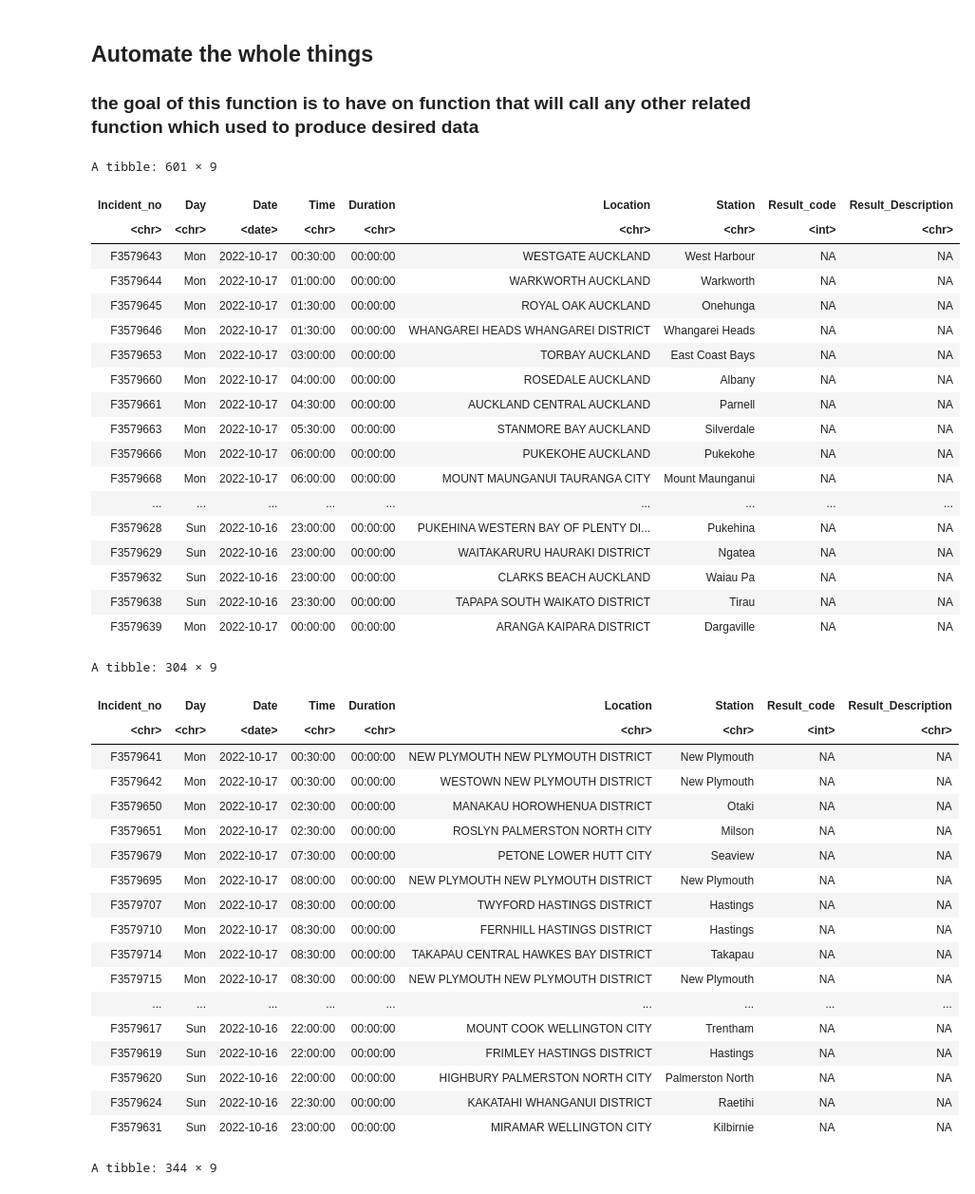
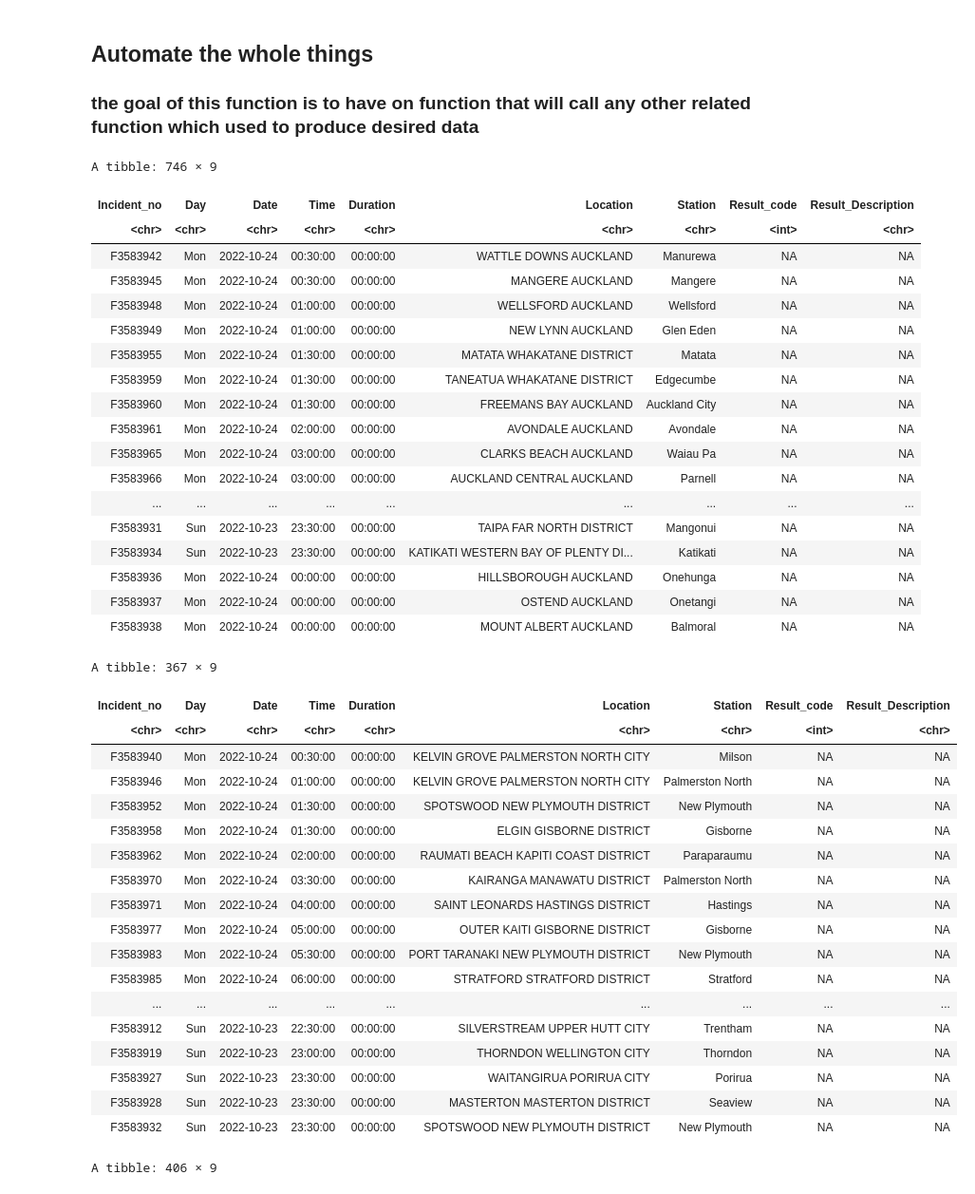
Before and after one commit to dianame10/DATA201, a Jupyter notebook: Fire-weather-merge.ipynb, the cells around one changed output. Shown at 95% size. Saved outputs shown, nothing was run; the diff lists cells and outputs as text; code cells hidden in the pictures.

```diff
--- a/Fire-weather-merge.ipynb
+++ b/Fire-weather-merge.ipynb
@@ -534,70 +531,70 @@ get_fire_incidents_data_in_a_week <- function(region) {
         Station = character(),
         Result = character()
     )
     temp <- c("Monday", "Tuesday", "Wednesday", "Thursday", "Friday", "Saturday", "Sunday")
     for(i in temp){
         the_tibble <- rbind(the_tibble, region_incident_data(region, i))
     }
 
     the_tibble <- the_tibble %>% mutate(Date = date(Date_and_Time)) %>% mutate(Time = format(Date_and_Time, format = "%H:%M:%S"))
 
 
     the_tibble <- the_tibble %>% mutate(Result_code = get_result_code(Result)) %>% mutate(Result_Description = get_result_desc(Result)) %>% mutate(across(Result_Description, as.character)) %>% mutate(Day = wday(Date_and_Time, label = TRUE))
 
 
     the_tibble <- the_tibble %>% select(Incident_no,Day, Date, Time, Duration, Location, Station, Result_code, Result_Description)
 
-    the_tibble <- the_tibble  %>% mutate(across(Result_code, as.integer)) %>% mutate(across(Day, as.character))
+    the_tibble <- the_tibble  %>% mutate(across(Result_code, as.integer)) %>% mutate(across(Day, as.character)) %>% mutate(across(Date, as.character))
 
     the_tibble <- mutate_all(the_tibble, list(~na_if(.,"")))
 
     return(the_tibble)
 }
 
 north_region_data <- get_fire_incidents_data_in_a_week("1")
 north_region_data
 central_region_data <- get_fire_incidents_data_in_a_week("2")
 central_region_data
 south_region_data <- get_fire_incidents_data_in_a_week("3")
 south_region_data
 # %% [output]
-A tibble: 601 × 9
+A tibble: 746 × 9
 | Incident_no | Day | Date | Time | Duration | Location | Station | Result_code | Result_Description |
-| <chr> | <chr> | <date> | <chr> | <chr> | <chr> | <chr> | <int> | <chr> |
-| F3579643 | Mon | 2022-10-17 | 00:30:00 | 00:00:00 | WESTGATE AUCKLAND | West Harbour | NA | NA |
-| F3579644 | Mon | 2022-10-17 | 01:00:00 | 00:00:00 | WARKWORTH AUCKLAND | Warkworth | NA | NA |
-| F3579645 | Mon | 2022-10-17 | 01:30:00 | 00:00:00 | ROYAL OAK AUCKLAND | Onehunga | NA | NA |
-| F3579646 | Mon | 2022-10-17 | 01:30:00 | 00:00:00 | WHANGAREI HEADS WHANGAREI DISTRICT | Whangarei Heads | NA | NA |
-| F3579653 | Mon | 2022-10-17 | 03:00:00 | 00:00:00 | TORBAY AUCKLAND | East Coast Bays | NA | NA |
-| F3579660 | Mon | 2022-10-17 | 04:00:00 | 00:00:00 | ROSEDALE AUCKLAND | Albany | NA | NA |
-| F3579661 | Mon | 2022-10-17 | 04:30:00 | 00:00:00 | AUCKLAND CENTRAL AUCKLAND | Parnell | NA | NA |
-| F3579663 | Mon | 2022-10-17 | 05:30:00 | 00:00:00 | STANMORE BAY AUCKLAND | Silverdale | NA | NA |
-| F3579666 | Mon | 2022-10-17 | 06:00:00 | 00:00:00 | PUKEKOHE AUCKLAND | Pukekohe | NA | NA |
-| F3579668 | Mon | 2022-10-17 | 06:00:00 | 00:00:00 | MOUNT MAUNGANUI TAURANGA CITY | Mount Maunganui | NA | NA |
+| <chr> | <chr> | <chr> | <chr> | <chr> | <chr> | <chr> | <int> | <chr> |
+| F3583942 | Mon | 2022-10-24 | 00:30:00 | 00:00:00 | WATTLE DOWNS AUCKLAND | Manurewa | NA | NA |
+| F3583945 | Mon | 2022-10-24 | 00:30:00 | 00:00:00 | MANGERE AUCKLAND | Mangere | NA | NA |
+| F3583948 | Mon | 2022-10-24 | 01:00:00 | 00:00:00 | WELLSFORD AUCKLAND | Wellsford | NA | NA |
+| F3583949 | Mon | 2022-10-24 | 01:00:00 | 00:00:00 | NEW LYNN AUCKLAND | Glen Eden | NA | NA |
+| F3583955 | Mon | 2022-10-24 | 01:30:00 | 00:00:00 | MATATA WHAKATANE DISTRICT | Matata | NA | NA |
+| F3583959 | Mon | 2022-10-24 | 01:30:00 | 00:00:00 | TANEATUA WHAKATANE DISTRICT | Edgecumbe | NA | NA |
+| F3583960 | Mon | 2022-10-24 | 01:30:00 | 00:00:00 | FREEMANS BAY AUCKLAND | Auckland City | NA | NA |
+| F3583961 | Mon | 2022-10-24 | 02:00:00 | 00:00:00 | AVONDALE AUCKLAND | Avondale | NA | NA |
+| F3583965 | Mon | 2022-10-24 | 03:00:00 | 00:00:00 | CLARKS BEACH AUCKLAND | Waiau Pa | NA | NA |
+| F3583966 | Mon | 2022-10-24 | 03:00:00 | 00:00:00 | AUCKLAND CENTRAL AUCKLAND | Parnell | NA | NA |
 | ... | ... | ... | ... | ... | ... | ... | ... | ... |
-| F3579628 | Sun | 2022-10-16 | 23:00:00 | 00:00:00 | PUKEHINA WESTERN BAY OF PLENTY DI... | Pukehina | NA | NA |
-| F3579629 | Sun | 2022-10-16 | 23:00:00 | 00:00:00 | WAITAKARURU HAURAKI DISTRICT | Ngatea | NA | NA |
-| F3579632 | Sun | 2022-10-16 | 23:00:00 | 00:00:00 | CLARKS BEACH AUCKLAND | Waiau Pa | NA | NA |
-| F3579638 | Sun | 2022-10-16 | 23:30:00 | 00:00:00 | TAPAPA SOUTH WAIKATO DISTRICT | Tirau | NA | NA |
-| F3579639 | Mon | 2022-10-17 | 00:00:00 | 00:00:00 | ARANGA KAIPARA DISTRICT | Dargaville | NA | NA |
+| F3583931 | Sun | 2022-10-23 | 23:30:00 | 00:00:00 | TAIPA FAR NORTH DISTRICT | Mangonui | NA | NA |
+| F3583934 | Sun | 2022-10-23 | 23:30:00 | 00:00:00 | KATIKATI WESTERN BAY OF PLENTY DI... | Katikati | NA | NA |
+| F3583936 | Mon | 2022-10-24 | 00:00:00 | 00:00:00 | HILLSBOROUGH AUCKLAND | Onehunga | NA | NA |
+| F3583937 | Mon | 2022-10-24 | 00:00:00 | 00:00:00 | OSTEND AUCKLAND | Onetangi | NA | NA |
+| F3583938 | Mon | 2022-10-24 | 00:00:00 | 00:00:00 | MOUNT ALBERT AUCKLAND | Balmoral | NA | NA |
-A tibble: 304 × 9
+A tibble: 367 × 9
 | Incident_no | Day | Date | Time | Duration | Location | Station | Result_code | Result_Description |
-| <chr> | <chr> | <date> | <chr> | <chr> | <chr> | <chr> | <int> | <chr> |
-| F3579641 | Mon | 2022-10-17 | 00:30:00 | 00:00:00 | NEW PLYMOUTH NEW PLYMOUTH DISTRICT | New Plymouth | NA | NA |
-| F3579642 | Mon | 2022-10-17 | 00:30:00 | 00:00:00 | WESTOWN NEW PLYMOUTH DISTRICT | New Plymouth | NA | NA |
-| F3579650 | Mon | 2022-10-17 | 02:30:00 | 00:00:00 | MANAKAU HOROWHENUA DISTRICT | Otaki | NA | NA |
-| F3579651 | Mon | 2022-10-17 | 02:30:00 | 00:00:00 | ROSLYN PALMERSTON NORTH CITY | Milson | NA | NA |
-| F3579679 | Mon | 2022-10-17 | 07:30:00 | 00:00:00 | PETONE LOWER HUTT CITY | Seaview | NA | NA |
-| F3579695 | Mon | 2022-10-17 | 08:00:00 | 00:00:00 | NEW PLYMOUTH NEW PLYMOUTH DISTRICT | New Plymouth | NA | NA |
-| F3579707 | Mon | 2022-10-17 | 08:30:00 | 00:00:00 | TWYFORD HASTINGS DISTRICT | Hastings | NA | NA |
-| F3579710 | Mon | 2022-10-17 | 08:30:00 | 00:00:00 | FERNHILL HASTINGS DISTRICT | Hastings | NA | NA |
-| F3579714 | Mon | 2022-10-17 | 08:30:00 | 00:00:00 | TAKAPAU CENTRAL HAWKES BAY DISTRICT | Takapau | NA | NA |
-| F3579715 | Mon | 2022-10-17 | 08:30:00 | 00:00:00 | NEW PLYMOUTH NEW PLYMOUTH DISTRICT | New Plymouth | NA | NA |
+| <chr> | <chr> | <chr> | <chr> | <chr> | <chr> | <chr> | <int> | <chr> |
+| F3583940 | Mon | 2022-10-24 | 00:30:00 | 00:00:00 | KELVIN GROVE PALMERSTON NORTH CITY | Milson | NA | NA |
+| F3583946 | Mon | 2022-10-24 | 01:00:00 | 00:00:00 | KELVIN GROVE PALMERSTON NORTH CITY | Palmerston North | NA | NA |
+| F3583952 | Mon | 2022-10-24 | 01:30:00 | 00:00:00 | SPOTSWOOD NEW PLYMOUTH DISTRICT | New Plymouth | NA | NA |
+| F3583958 | Mon | 2022-10-24 | 01:30:00 | 00:00:00 | ELGIN GISBORNE DISTRICT | Gisborne | NA | NA |
+| F3583962 | Mon | 2022-10-24 | 02:00:00 | 00:00:00 | RAUMATI BEACH KAPITI COAST DISTRICT | Paraparaumu | NA | NA |
+| F3583970 | Mon | 2022-10-24 | 03:30:00 | 00:00:00 | KAIRANGA MANAWATU DISTRICT | Palmerston North | NA | NA |
+| F3583971 | Mon | 2022-10-24 | 04:00:00 | 00:00:00 | SAINT LEONARDS HASTINGS DISTRICT | Hastings | NA | NA |
+| F3583977 | Mon | 2022-10-24 | 05:00:00 | 00:00:00 | OUTER KAITI GISBORNE DISTRICT | Gisborne | NA | NA |
+| F3583983 | Mon | 2022-10-24 | 05:30:00 | 00:00:00 | PORT TARANAKI NEW PLYMOUTH DISTRICT | New Plymouth | NA | NA |
+| F3583985 | Mon | 2022-10-24 | 06:00:00 | 00:00:00 | STRATFORD STRATFORD DISTRICT | Stratford | NA | NA |
 | ... | ... | ... | ... | ... | ... | ... | ... | ... |
-| F3579617 | Sun | 2022-10-16 | 22:00:00 | 00:00:00 | MOUNT COOK WELLINGTON CITY | Trentham | NA | NA |
-| F3579619 | Sun | 2022-10-16 | 22:00:00 | 00:00:00 | FRIMLEY HASTINGS DISTRICT | Hastings | NA | NA |
-| F3579620 | Sun | 2022-10-16 | 22:00:00 | 00:00:00 | HIGHBURY PALMERSTON NORTH CITY | Palmerston North | NA | NA |
-| F3579624 | Sun | 2022-10-16 | 22:30:00 | 00:00:00 | KAKATAHI WHANGANUI DISTRICT | Raetihi | NA | NA |
-| F3579631 | Sun | 2022-10-16 | 23:00:00 | 00:00:00 | MIRAMAR WELLINGTON CITY | Kilbirnie | NA | NA |
+| F3583912 | Sun | 2022-10-23 | 22:30:00 | 00:00:00 | SILVERSTREAM UPPER HUTT CITY | Trentham | NA | NA |
+| F3583919 | Sun | 2022-10-23 | 23:00:00 | 00:00:00 | THORNDON WELLINGTON CITY | Thorndon | NA | NA |
+| F3583927 | Sun | 2022-10-23 | 23:30:00 | 00:00:00 | WAITANGIRUA PORIRUA CITY | Porirua | NA | NA |
+| F3583928 | Sun | 2022-10-23 | 23:30:00 | 00:00:00 | MASTERTON MASTERTON DISTRICT | Seaview | NA | NA |
+| F3583932 | Sun | 2022-10-23 | 23:30:00 | 00:00:00 | SPOTSWOOD NEW PLYMOUTH DISTRICT | New Plymouth | NA | NA |
-A tibble: 344 × 9
+A tibble: 406 × 9
 | Incident_no | Day | Date | Time | Duration | Location | Station | Result_code | Result_Description |
```
Also changed, not shown: parts of 18 cells of this notebook, 8 other files.
